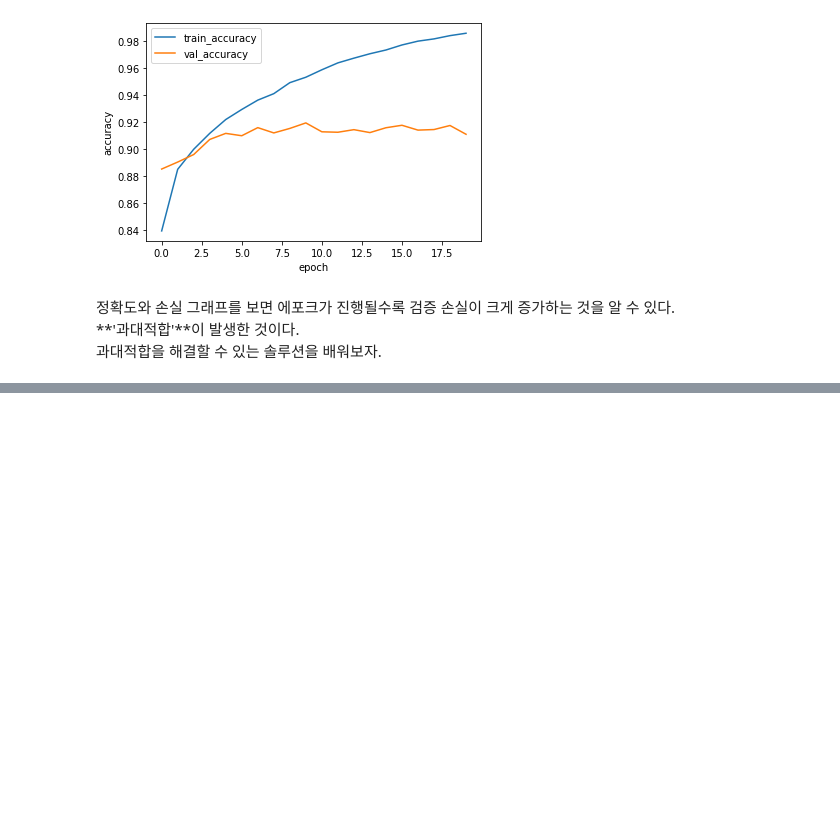
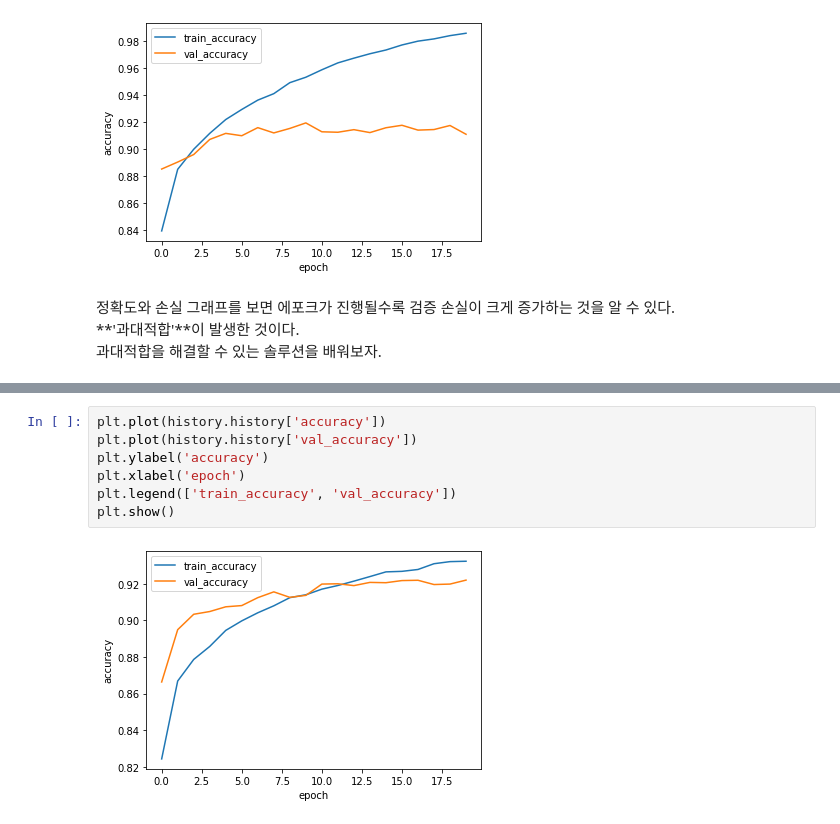
Before and after one commit to hwanyo14/deep_learning_study, a Jupyter notebook: CNN_Keras.ipynb, the cells around one changed output, grey strips where cells are left out. Saved outputs shown, nothing was run; the diff lists cells and outputs as text; blank space fills up the shorter version.

```diff
--- a/CNN_Keras.ipynb
+++ b/CNN_Keras.ipynb
@@ -127,0 +222,9 @@ plt.show()
+# %%
+plt.plot(history.history['accuracy'])
+plt.plot(history.history['val_accuracy'])
+plt.ylabel('accuracy')
+plt.xlabel('epoch')
+plt.legend(['train_accuracy', 'val_accuracy'])
+plt.show()
+# %% [output]
+[figure, added]
```
Also changed, not shown: parts of 7 cells of this notebook.
